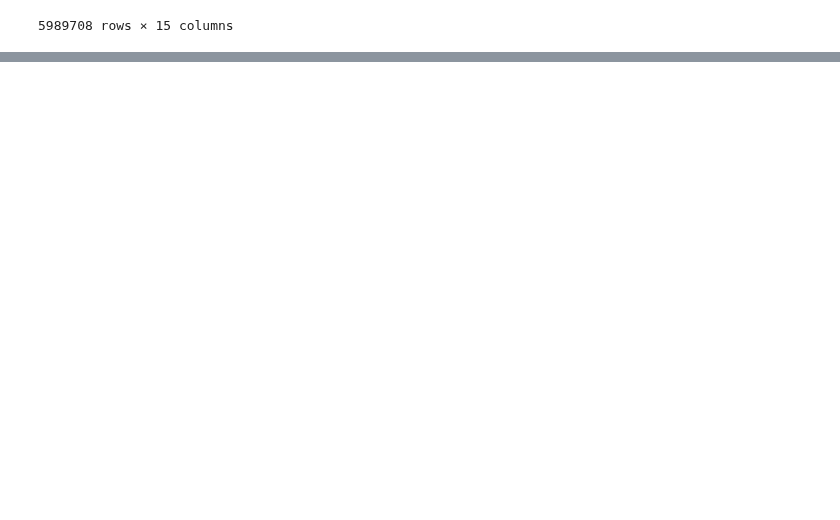
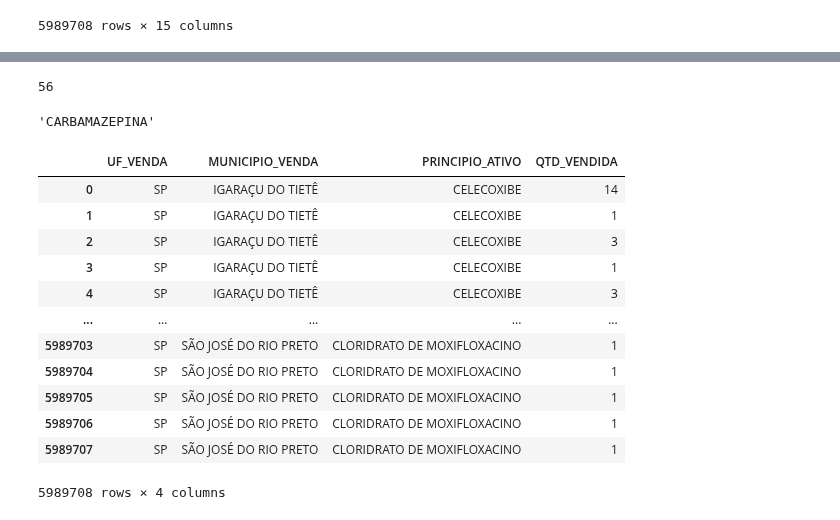
Before and after one commit to HyperaWictor/Trabalho-Final---Modulo-2-Data-Journey-, a Jupyter notebook: projeto.ipynb, the cells around one changed output, grey strips where cells are left out. Drawn from its saved outputs; the diff is of its cells as text; code cells hidden in the pictures; blank space fills up the shorter version.

```diff
--- a/projeto.ipynb
+++ b/projeto.ipynb
@@ -74,0 +68,4 @@ df
+# %%
+max_soma
+# %% [output]
+56
@@ -74,0 +74,20 @@ df
+# %%
+indice_max
+# %% [output]
+'CARBAMAZEPINA'
+# %%
+df.filter(["UF_VENDA","MUNICIPIO_VENDA", "PRINCIPIO_ATIVO", "QTD_VENDIDA"])
+# %% [output]
+|  | UF_VENDA | MUNICIPIO_VENDA | PRINCIPIO_ATIVO | QTD_VENDIDA |
+| 0 | SP | IGARAÇU DO TIETÊ | CELECOXIBE | 14 |
+| 1 | SP | IGARAÇU DO TIETÊ | CELECOXIBE | 1 |
+| 2 | SP | IGARAÇU DO TIETÊ | CELECOXIBE | 3 |
+| 3 | SP | IGARAÇU DO TIETÊ | CELECOXIBE | 1 |
+| 4 | SP | IGARAÇU DO TIETÊ | CELECOXIBE | 3 |
+| ... | ... | ... | ... | ... |
+| 5989703 | SP | SÃO JOSÉ DO RIO PRETO | CLORIDRATO DE MOXIFLOXACINO | 1 |
+| 5989704 | SP | SÃO JOSÉ DO RIO PRETO | CLORIDRATO DE MOXIFLOXACINO | 1 |
+| 5989705 | SP | SÃO JOSÉ DO RIO PRETO | CLORIDRATO DE MOXIFLOXACINO | 1 |
+| 5989706 | SP | SÃO JOSÉ DO RIO PRETO | CLORIDRATO DE MOXIFLOXACINO | 1 |
+| 5989707 | SP | SÃO JOSÉ DO RIO PRETO | CLORIDRATO DE MOXIFLOXACINO | 1 |
+5989708 rows × 4 columns
```
Also changed, not shown: parts of 12 cells of this notebook.
